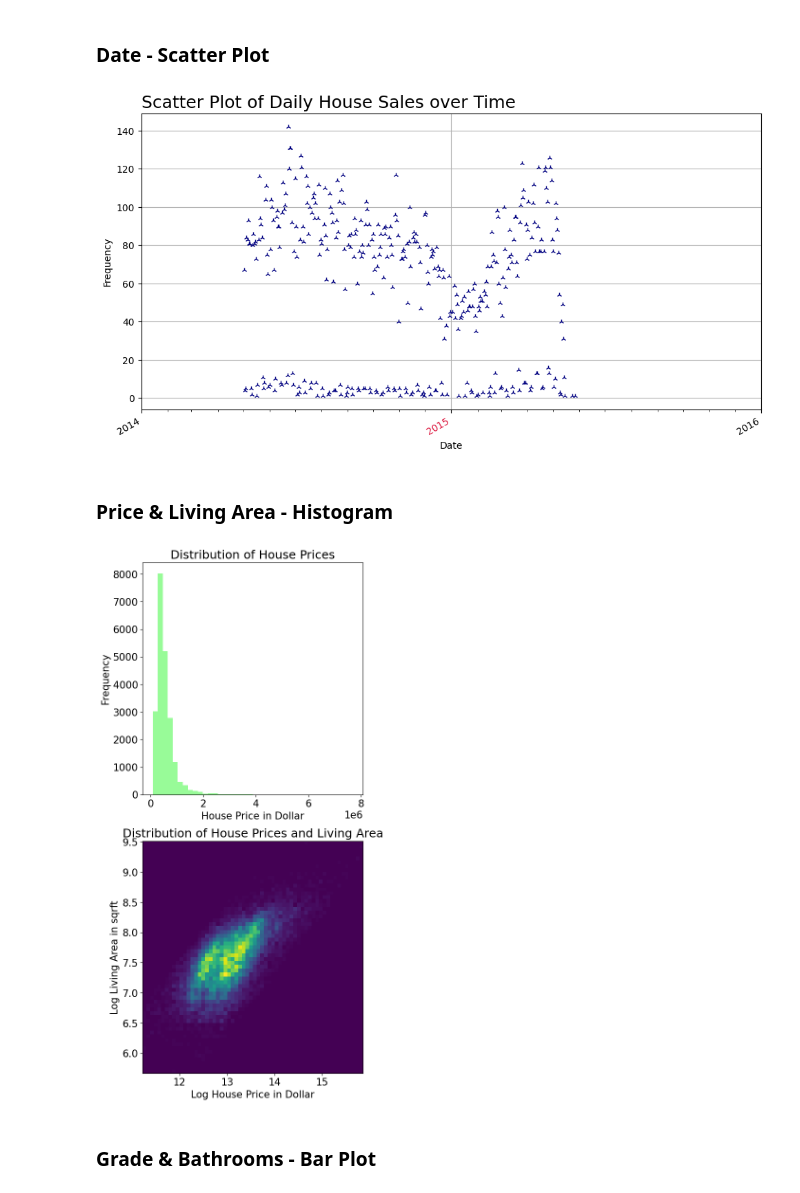
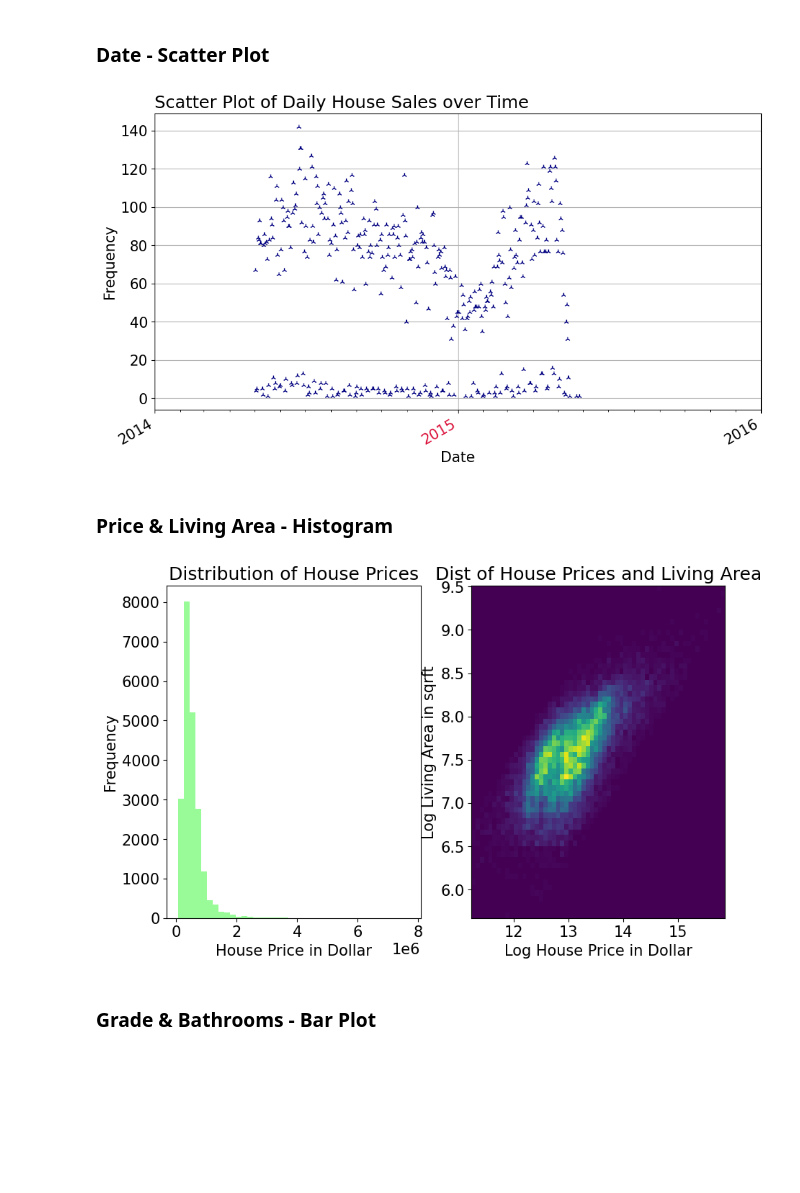
Before and after one commit to simonroebers/House_Sale_Prices, a Jupyter notebook: 1_EDA.ipynb, the cells around one changed output. Drawn from its saved outputs; the diff is of its cells as text; code cells hidden in the pictures; blank space fills up the shorter version.

```diff
--- a/1_EDA.ipynb
+++ b/1_EDA.ipynb
@@ -16,7 +16,7 @@ import datetime # for handling dates
 from collections import Counter # count values
 
 # data source: https://www.kaggle.com/datasets/harlfoxem/housesalesprediction
-df = pd.read_csv('/home/simon/Regression_Prediction/kc_house_data.csv')
+df = pd.read_csv('/home/simon/Python_Regression_Prediction/kc_house_data.csv')
 df.head(5)
 # %% [output]
 |  | id | date | price | bedrooms | bathrooms | sqft_living | sqft_lot | floors | waterfront | view | ... |
@@ -145,27 +151,27 @@ ax.grid(True)
 
 plt.show()
 # %% [output]
-[figure, old version]
+[figure, new version]
 # %% [markdown]
 ### Price & Living Area - Histogram
 # %%
-fig = plt.figure(figsize=(6, 14))
+fig = plt.figure(figsize=(10, 6))
 
-ax1 = fig.add_subplot(211)
+ax1 = fig.add_subplot(121)
 ax1.hist(df['price'], bins=40, color='palegreen')
 ax1.set_title('Distribution of House Prices')
 ax1.set_xlabel('House Price in Dollar')
 ax1.set_ylabel('Frequency')
 
-ax2 = fig.add_subplot(212)
+ax2 = fig.add_subplot(122)
 ax2.hist2d(np.log(df['price']), np.log(df['sqft_living']), bins=60)
-ax2.set_title('Distribution of House Prices and Living Area')
+ax2.set_title('Dist of House Prices and Living Area')
 ax2.set_xlabel('Log House Price in Dollar')
 ax2.set_ylabel('Log Living Area in sqrft')
 
 plt.show()
 # %% [output]
-[figure, old version]
+[figure, new version]
 # %% [markdown]
 ### Grade & Bathrooms - Bar Plot
 # %%
```
Also changed, not shown: parts of 1 cell of this notebook.
